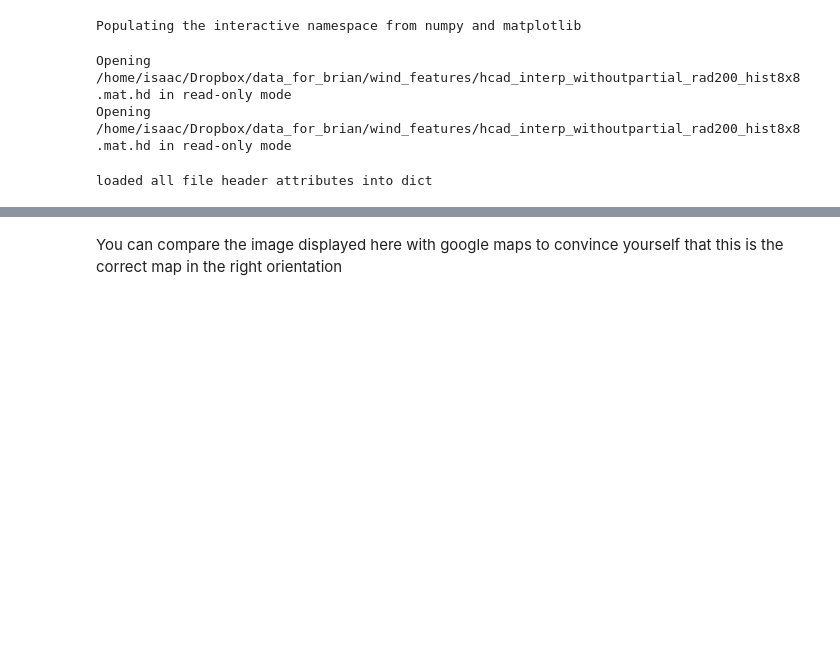
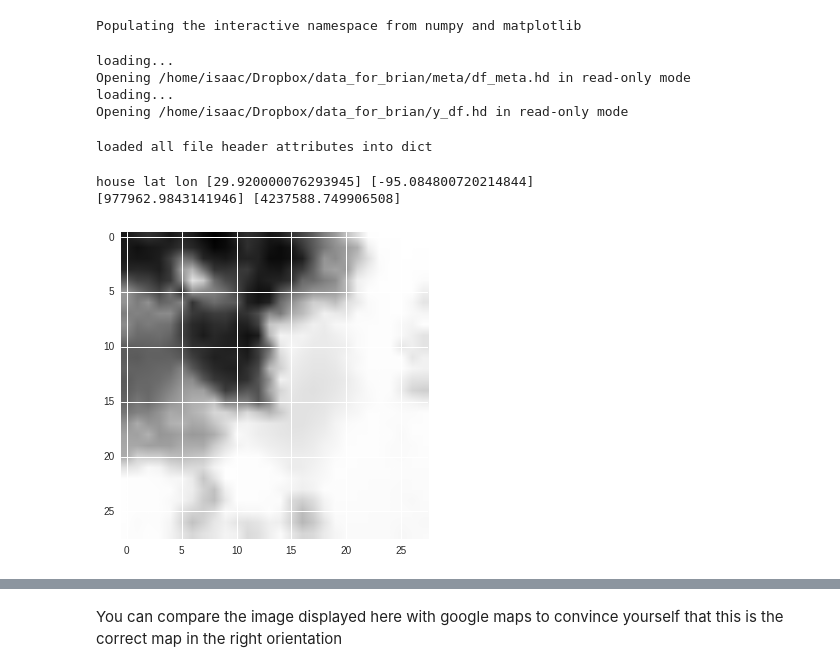
Before and after one commit to IJDykeman/storm_damage_prediction, a Jupyter notebook: exploring_terrain_data.ipynb, the cells around one changed output, grey strips where cells are left out. Cells and saved outputs as stored; diff of their text form; code cells hidden in the pictures; blank space fills up the shorter version.

Commit message:
playing with autoencoding terrain images:

```diff
--- a/exploring_terrain_data.ipynb
+++ b/exploring_terrain_data.ipynb
@@ -37,8 +26,35 @@ def display_heightmap(mat):
+# %%
+
+
+def load_data(path):
+    print("loading...")
+    gc.collect() # collect garbage
+    data = pandas.read_hdf(path, '/df')
+    df = pandas.DataFrame(data)
+    data_dict = {}
+    for label in set(df._get_numeric_data().columns).union({'hcad'}):
+        # union hcad to ensure that hcad col comes in even if not considered numerical
+        # if label != 'hcad':
+        data_dict[label] = df[label].astype(float)
+        # df[label][df[label] > 1] = 1.0
+
+    # df['hcad'] = df['hcad'].astype(float)
+    result = pandas.DataFrame.from_dict(data_dict)
+
+    result = result.replace([np.inf, -np.inf], 1)
+
+    return result.sort(['hcad']).fillna(0)
+def display_heightmap(mat):
+    plt.imshow((mat), interpolation='nearest')
+    plt.show()
 # %%
-meta = load_data("/home/isaac/Dropbox/data_for_brian/wind_features/hcad_interp_withoutpartial_rad200_hist8x8.mat.hd")
+meta = load_data("/home/isaac/Dropbox/data_for_brian/meta/df_meta.hd")
+y_data = load_data("/home/isaac/Dropbox/data_for_brian/y_df.hd")
 # %% [output]
-Opening /home/isaac/Dropbox/data_for_brian/wind_features/hcad_interp_withoutpartial_rad200_hist8x8.mat.hd in read-only mode
-Opening /home/isaac/Dropbox/data_for_brian/wind_features/hcad_interp_withoutpartial_rad200_hist8x8.mat.hd in read-only mode
+loading...
+Opening /home/isaac/Dropbox/data_for_brian/meta/df_meta.hd in read-only mode
+loading...
+Opening /home/isaac/Dropbox/data_for_brian/y_df.hd in read-only mode
 # %%
 
 
@@ -123,4 +170,20 @@ def window_violated_chunk_borders(housex, housey):
               (housex+window_width_feet/2, housey-window_width_feet/2)]
     files = map(lambda x: get_file_containing(x[0], x[1]), corners)
     return len(set(files)) > 1
+# %%
+
+lon = [meta['lon'][12000]]
+lat = [meta['lat'][12000]]
+
+print "house lat lon", lat, lon
+xx, yy = pyproj.transform(wgs84, UTM26N, lon, lat)
+print xx, yy
+housex=xx[0]
+housey=yy[0]
+plt.imshow(get_heightmap_around(housex, housey))
+plt.show()
+# %% [output]
+house lat lon [29.920000076293945] [-95.084800720214844]
+[977962.9843141946] [4237588.749906508]
+[figure, added]
 # %%
```
Also changed, not shown: parts of 8 cells of this notebook, 2 other files.
